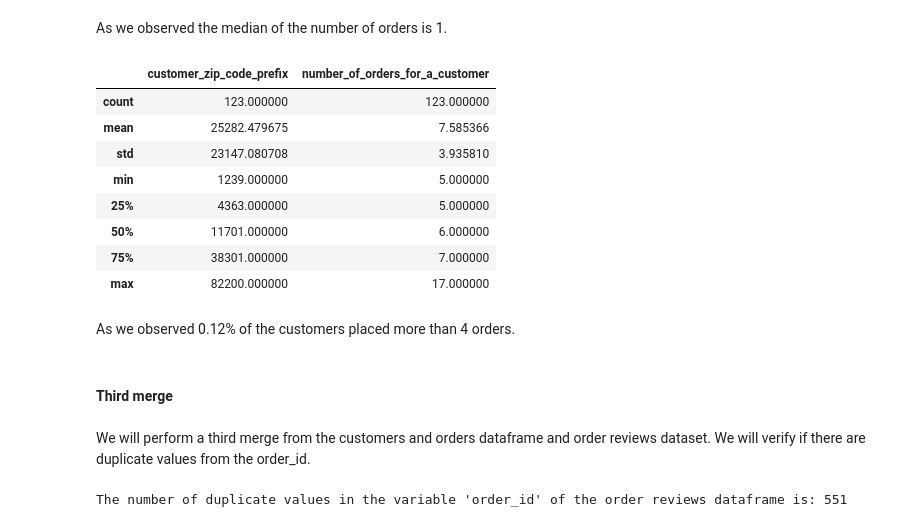
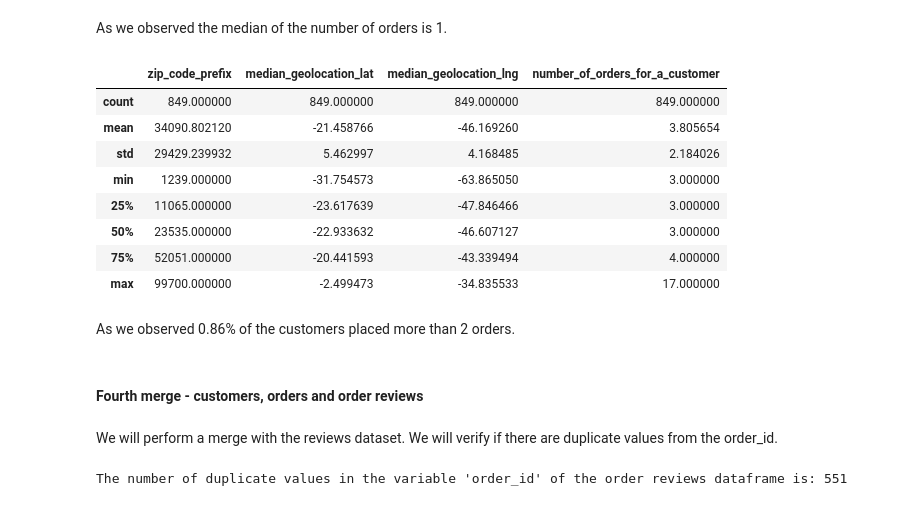
Before and after one commit to MariaDBPerez/clients_segmentation, a Jupyter notebook: project_5_cleaning.ipynb, the cells around one changed output. Drawn from its saved outputs; the diff is of its cells as text; code cells hidden in the pictures.

```diff
--- a/project_5_cleaning.ipynb
+++ b/project_5_cleaning.ipynb
@@ -459,0 +593,4 @@ products_and_orders_items_df[products_and_orders_items_df['order_id'] == '62073e
+# %%
+olist_customers_df = olist_customers_df.rename(columns={"customer_zip_code_prefix": "zip_code_prefix"})
+# %%
+customers_geolocation_orders = pd.merge(grouped_df_olist_geolocation, olist_customers_df, on ='zip_code_prefix')
@@ -508,5 +628,5 @@ See reference in: https://www.kaggle.com/olistbr/brazilian-ecommerce
 # %%
-customers_and_orders_df = pd.merge(olist_customers_df, olist_orders_df, on='customer_id')
+customers_and_orders_df = pd.merge(customers_geolocation_orders, olist_orders_df, on='customer_id')
 # %%
 customers_and_orders_df.info()
 # %% [output]
@@ -535,5 +653,5 @@ We will eliminate the some of the columns.
 customers_and_orders_df = customers_and_orders_df.drop(columns=['order_approved_at',
                                                                 'order_status',
                                                                 'order_delivered_carrier_date',
-                                                                'order_estimated_delivery_date',
-                                                                'order_delivered_customer_date'])
+                                                                'order_estimated_delivery_date'
+                                                                ])
@@ -584,23 +708,23 @@ customers_and_orders_df['number_of_orders_for_a_customer'].median()
 # %% [markdown]
 As we observed the median of the number of orders is 1.
 # %%
-customers_and_orders_df[customers_and_orders_df['number_of_orders_for_a_customer'] > 4].describe()
+customers_and_orders_df[customers_and_orders_df['number_of_orders_for_a_customer'] > 2].describe()
 # %% [output]
-|  | customer_zip_code_prefix | number_of_orders_for_a_customer |
-| count | 123.000000 | 123.000000 |
-| mean | 25282.479675 | 7.585366 |
-| std | 23147.080708 | 3.935810 |
-| min | 1239.000000 | 5.000000 |
-| 25% | 4363.000000 | 5.000000 |
-| 50% | 11701.000000 | 6.000000 |
-| 75% | 38301.000000 | 7.000000 |
-| max | 82200.000000 | 17.000000 |
+|  | zip_code_prefix | median_geolocation_lat | median_geolocation_lng | number_of_orders_for_a_customer |
+| count | 849.000000 | 849.000000 | 849.000000 | 849.000000 |
+| mean | 34090.802120 | -21.458766 | -46.169260 | 3.805654 |
+| std | 29429.239932 | 5.462997 | 4.168485 | 2.184026 |
+| min | 1239.000000 | -31.754573 | -63.865050 | 3.000000 |
+| 25% | 11065.000000 | -23.617639 | -47.846466 | 3.000000 |
+| 50% | 23535.000000 | -22.933632 | -46.607127 | 3.000000 |
+| 75% | 52051.000000 | -20.441593 | -43.339494 | 4.000000 |
+| max | 99700.000000 | -2.499473 | -34.835533 | 17.000000 |
 # %% [markdown]
-As we observed 0.12% of the customers placed more than 4 orders.
+As we observed 0.86% of the customers placed more than 2 orders.
-# %% [markdown]
-#### Third merge
+# %% [markdown]
+#### Fourth merge - customers, orders and order reviews
 # %% [markdown]
-We will perform a third merge from the customers and orders dataframe and order reviews dataset. We will verify if there are duplicate values from the order_id.
+We will perform a merge with the reviews dataset. We will verify if there are duplicate values from the order_id.
 # %%
 print ("The number of duplicate values in the variable 'order_id' of the order reviews dataframe is: {}".format(olist_order_reviews_df.duplicated(subset=['order_id']).sum()))
 # %% [output]
```
Also changed, not shown: parts of 87 cells of this notebook, 2 other files.
